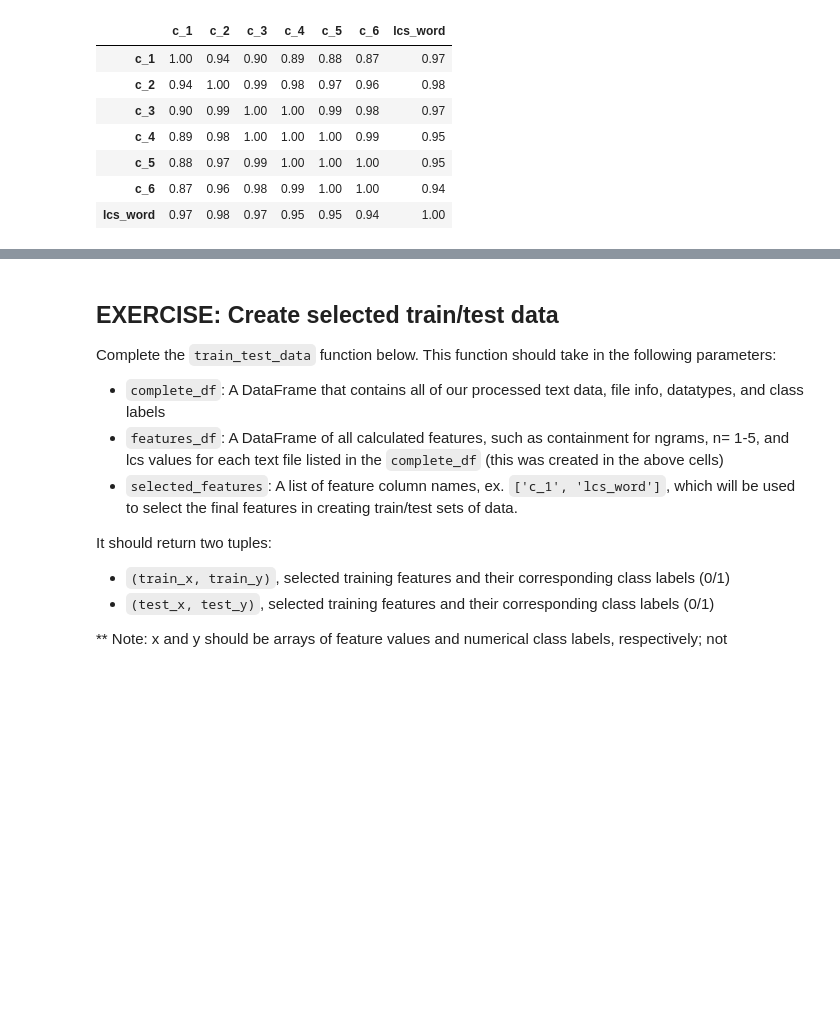
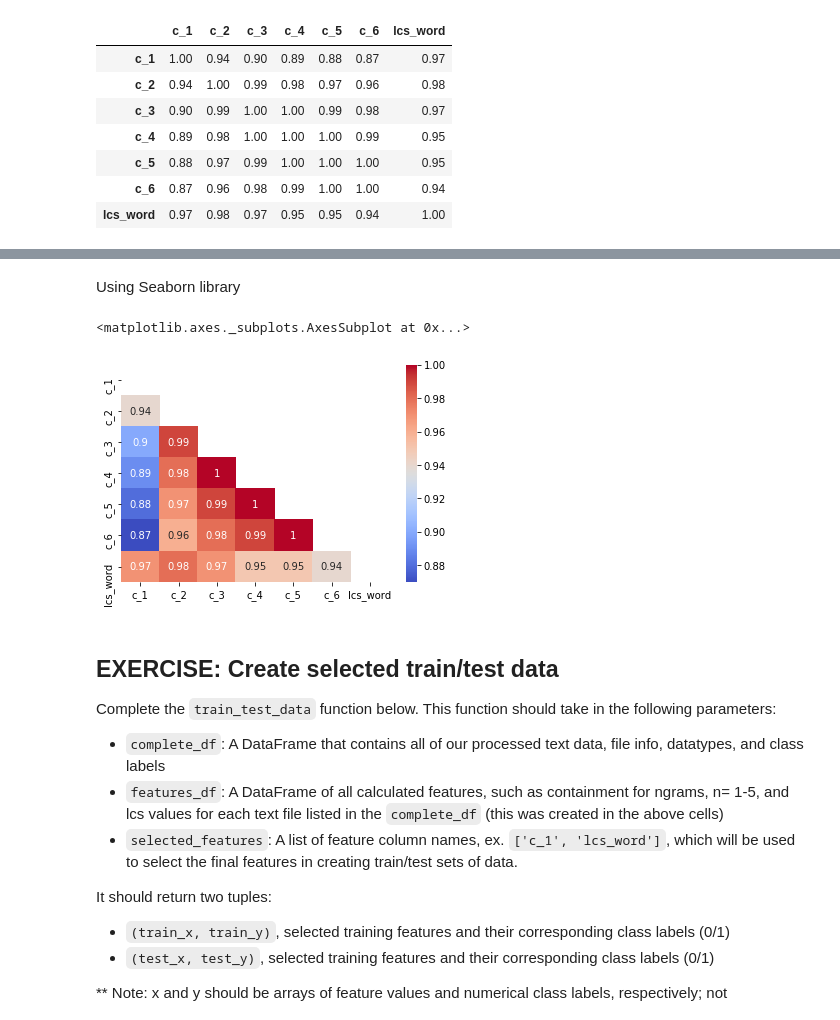
Before and after one commit to alfreedolf/plagiarism-detector, a Jupyter notebook: 2_Plagiarism_Feature_Engineering.ipynb, the cells around one changed output, grey strips where cells are left out. Drawn from its saved outputs; the diff is of its cells as text; code cells hidden in the pictures; blank space fills up the shorter version.

Commit message:
Add files via upload
1. added better rendering for correlation matrix
2. fixed drop non available rows from data.

```diff
--- a/2_Plagiarism_Feature_Engineering.ipynb
+++ b/2_Plagiarism_Feature_Engineering.ipynb
@@ -445,3 +427,25 @@ Original category values:
 
 3-gram containment values:
  [0.009345794392523364, 0.9641025641025641, 0.6136363636363636, 0.15675675675675677, 0.031746031746031744]
+# %%
+# select a value for n
+n = 1
+
+# indices for first few files
+test_indices = range(10)
+
+# iterate through files and calculate containment
+category_vals = []
+containment_vals = []
+for i in test_indices:
+    # get level of plagiarism for a given file index
+    category_vals.append(complete_df.loc[i, 'Category'])
+    # calculate containment for given file and n
+    filename = complete_df.loc[i, 'File']
+    c = calculate_containment(complete_df, n, filename)
+    containment_vals.append(c)
+
+# print out result, does it make sense?
+print('Original category values: \n', category_vals)
+print()
+print(str(n)+'-gram containment values: \n', containment_vals)
@@ -815,3 +840,14 @@ display(corr_matrix)
+# %% [markdown]
+Using Seaborn library
+# %%
+import seaborn as sns
+# Generate a mask for the upper triangle
+mask = np.triu(np.ones_like(corr_matrix, dtype=bool))
+# Draw the heatmap with the mask and correct aspect ratio
+sns.heatmap(corr_matrix, cmap='coolwarm', mask=mask, annot=True)
+# %% [output]
+<matplotlib.axes._subplots.AxesSubplot at 0x...>
+[figure, added]
 # %% [markdown]
 ## EXERCISE: Create selected train/test data
 
```
Also changed, not shown: parts of 13 cells of this notebook.
